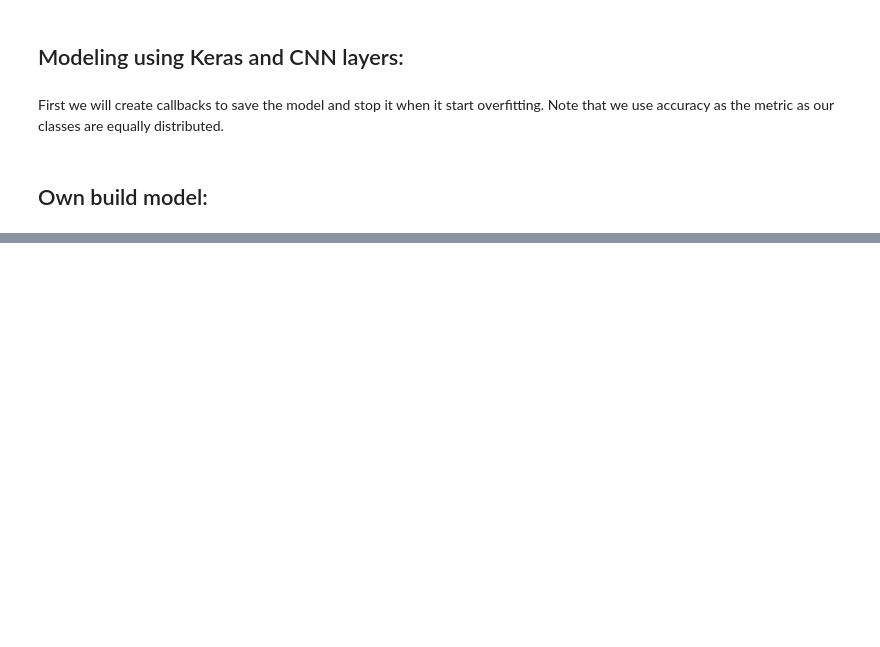
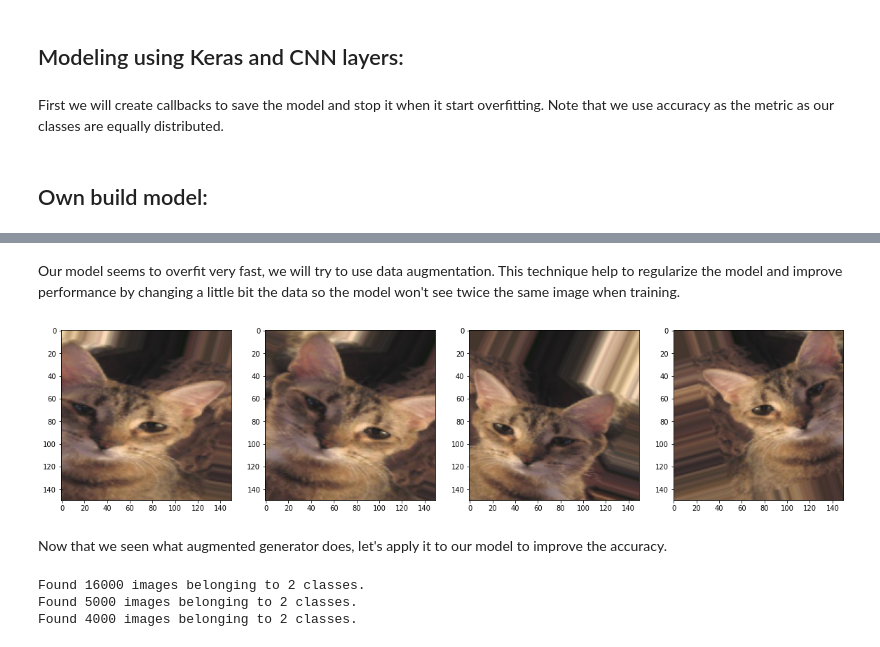
Before and after one commit to SebastienPavot/Kaggle-Cat-vs-Dog-Classification, a Jupyter notebook: Code/Cats vs Dogs Classification.ipynb, the cells around one changed output, grey strips where cells are left out. Cells and saved outputs as stored; diff of their text form; code cells hidden in the pictures; blank space fills up the shorter version.

```diff
--- a/Code/Cats vs Dogs Classification.ipynb
+++ b/Code/Cats vs Dogs Classification.ipynb
@@ -234,0 +230,76 @@ img = load_img()
+# %% [markdown]
+Our model seems to overfit very fast, we will try to use data augmentation. This technique help to regularize the model and improve performance by changing a little bit the data so the model won't see twice the same image when training.
+# %%
+#Create an augmented generator
+Aug_datagen = ImageDataGenerator(
+    rotation_range = 40,
+    width_shift_range = 0.2,
+    height_shift_range = 0.2,
+    shear_range = 0.2,
+    zoom_range = 0.2,
+    horizontal_flip = True,
+    fill_mode = 'nearest'
+)
+# %%
+#Get the path of a randomly selected image
+fnames = [os.path.join(train_cats_dir, fname) for fname in os.listdir(train_cats_dir)]
+img = load_img(fnames[7], target_size = (150,150))
+# %%
+#Transform image to array and reshape it to (1,150,150,3)
+cat_img = img_to_array(img)
+cat_img = cat_img.reshape((1,) + cat_img.shape)
+# %%
+#Plot only four version of the image:
+x = 0
+f, axarr = plt.subplots(1,4, figsize=(20,30))
+for i in Aug_datagen.flow(cat_img, batch_size = 1):
+    axarr[x].imshow(array_to_img(i[0]))
+    x += 1
+    if x % 4 == 0:
+        break
+plt.show()
+# %% [output]
+[figure, added]
+# %% [markdown]
+Now that we seen what augmented generator does, let's apply it to our model to improve the accuracy.
+# %%
+#Initiate new generators:
+train_datagen = ImageDataGenerator(
+    rescale = 1./255,
+    rotation_range = 40,
+    width_shift_range = 0.2,
+    height_shift_range = 0.2,
+    shear_range = 0.2,
+    zoom_range = 0.2,
+    horizontal_flip = True,
+    fill_mode = 'nearest'
+)
+
+#Initiate test generator with only rescale parameter (for test we don't want to modify the data)
+test_datagen = ImageDataGenerator(rescale = 1./255)
+
+#Training generator
+train_generator = train_datagen.flow_from_directory(
+    train_dir,
+    target_size = (150,150),
+    batch_size = 50,
+    class_mode = 'binary'
+)
+#Validation generator
+validation_generator = test_datagen.flow_from_directory(
+    validation_dir,
+    target_size = (150,150),
+    batch_size = 50,
+    class_mode = 'binary'
+)
+#Test generator
+train_generator = test_datagen.flow_from_directory(
+    test_dir,
+    target_size = (150,150),
+    batch_size = 50,
+    class_mode = 'binary'
+)
+# %% [output]
+Found 16000 images belonging to 2 classes.
+Found 5000 images belonging to 2 classes.
+Found 4000 images belonging to 2 classes.
```
Also changed, not shown: parts of 43 cells of this notebook, 1 other file.
